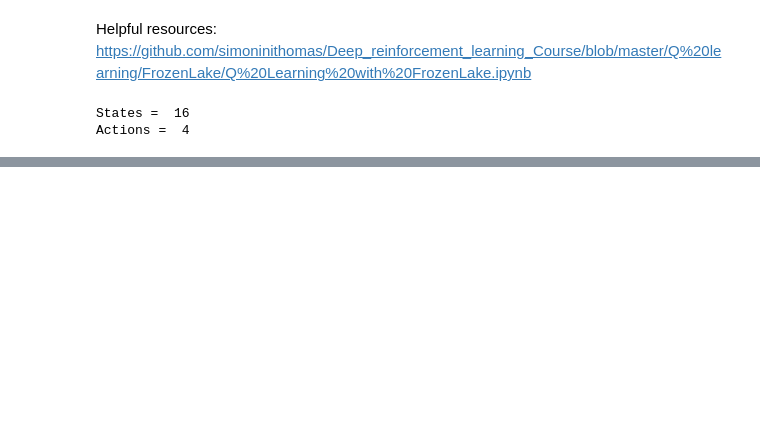
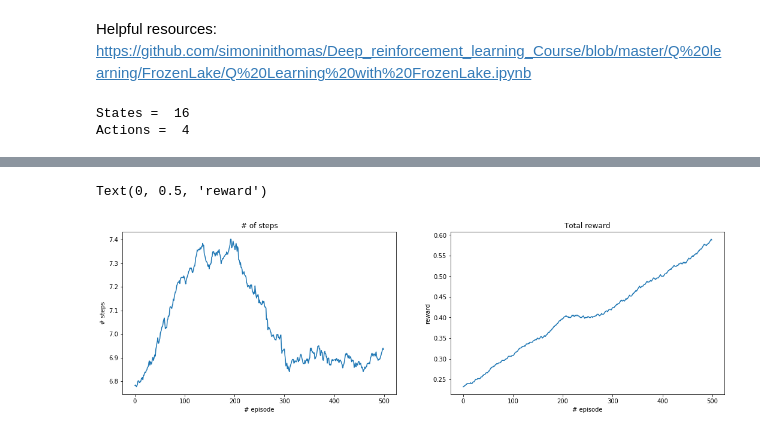
Before and after one commit to NogaMudrik/RL, a Jupyter notebook: Base_4x4.ipynb, the cells around one changed output, grey strips where cells are left out. Saved outputs shown, nothing was run; the diff lists cells and outputs as text; code cells hidden in the pictures; blank space fills up the shorter version.

```diff
--- a/Base_4x4.ipynb
+++ b/Base_4x4.ipynb
@@ -210 +210,12 @@ Q
 | 15 | 0.000000 | 0.000000 | 0.000000 | 0.000000 |
+# %%
+def movmean(sig, wind = 10):
+    av_sig = [np.mean(sig[i-int(wind/2) : i+int(wind/2)]) for i in np.arange(len(sig)-wind)+int(wind/2)+1]
+    return av_sig
+
+fig, ax = plt.subplots(1,2,sharex = True,figsize = (18,5))
+ax[0].plot(movmean(steps_total,500)); ax[0].set_title('# of steps'); ax[0].set_xlabel('# episode'); ax[0].set_ylabel('# steps')
+ax[1].plot(movmean(rewards_total,500)); ax[1].set_title('Total reward'); ax[1].set_xlabel('# episode'); ax[1].set_ylabel('reward')
+# %% [output]
+Text(0, 0.5, 'reward')
+[figure, added]
```
Also changed, not shown: parts of 13 cells of this notebook, 3 other files.
